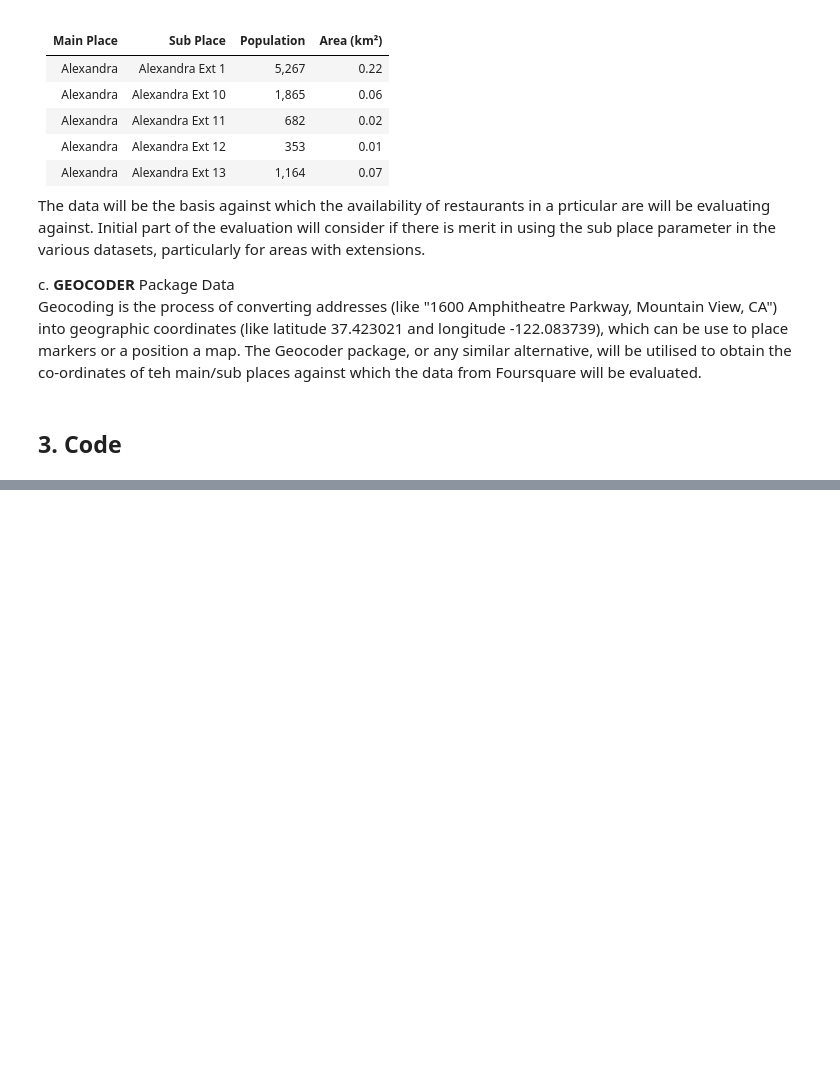
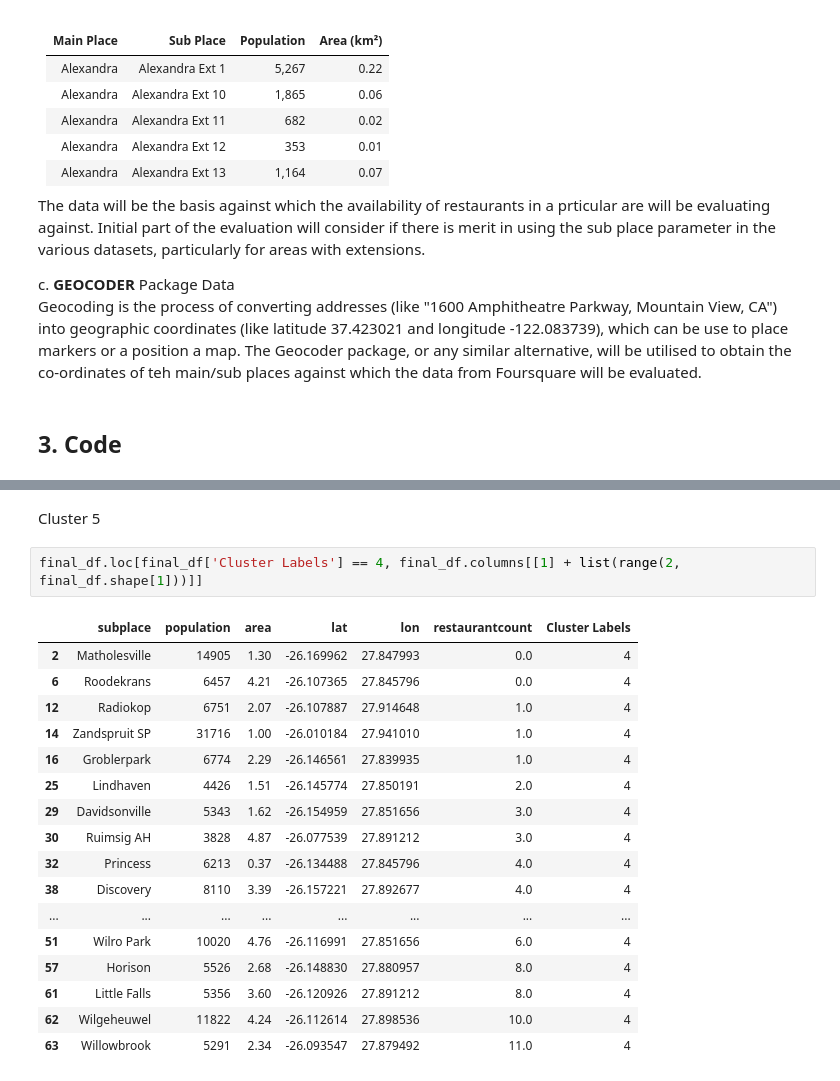
Before and after one commit to mthoencube/Coursera_Capstone, a Jupyter notebook: Capstone Project Notebook.ipynb, the cells around one changed output, grey strips where cells are left out. Saved outputs shown, nothing was run; the diff lists cells and outputs as text; blank space fills up the shorter version.

```diff
--- a/Capstone Project Notebook.ipynb
+++ b/Capstone Project Notebook.ipynb
@@ -35,0 +724,22 @@ Geocoding is the process of converting addresses (like "1600 Amphitheatre Parkwa
+# %% [markdown]
+Cluster 5
+# %%
+final_df.loc[final_df['Cluster Labels'] == 4, final_df.columns[[1] + list(range(2, final_df.shape[1]))]]
+# %% [output]
+|  | subplace | population | area | lat | lon | restaurantcount | Cluster Labels |
+| 2 | Matholesville | 14905 | 1.30 | -26.169962 | 27.847993 | 0.0 | 4 |
+| 6 | Roodekrans | 6457 | 4.21 | -26.107365 | 27.845796 | 0.0 | 4 |
+| 12 | Radiokop | 6751 | 2.07 | -26.107887 | 27.914648 | 1.0 | 4 |
+| 14 | Zandspruit SP | 31716 | 1.00 | -26.010184 | 27.941010 | 1.0 | 4 |
+| 16 | Groblerpark | 6774 | 2.29 | -26.146561 | 27.839935 | 1.0 | 4 |
+| 25 | Lindhaven | 4426 | 1.51 | -26.145774 | 27.850191 | 2.0 | 4 |
+| 29 | Davidsonville | 5343 | 1.62 | -26.154959 | 27.851656 | 3.0 | 4 |
+| 30 | Ruimsig AH | 3828 | 4.87 | -26.077539 | 27.891212 | 3.0 | 4 |
+| 32 | Princess | 6213 | 0.37 | -26.134488 | 27.845796 | 4.0 | 4 |
+| 38 | Discovery | 8110 | 3.39 | -26.157221 | 27.892677 | 4.0 | 4 |
+| ... | ... | ... | ... | ... | ... | ... | ... |
+| 51 | Wilro Park | 10020 | 4.76 | -26.116991 | 27.851656 | 6.0 | 4 |
+| 57 | Horison | 5526 | 2.68 | -26.148830 | 27.880957 | 8.0 | 4 |
+| 61 | Little Falls | 5356 | 3.60 | -26.120926 | 27.891212 | 8.0 | 4 |
+| 62 | Wilgeheuwel | 11822 | 4.24 | -26.112614 | 27.898536 | 10.0 | 4 |
+| 63 | Willowbrook | 5291 | 2.34 | -26.093547 | 27.879492 | 11.0 | 4 |
```
Also changed, not shown: parts of 88 cells of this notebook.
